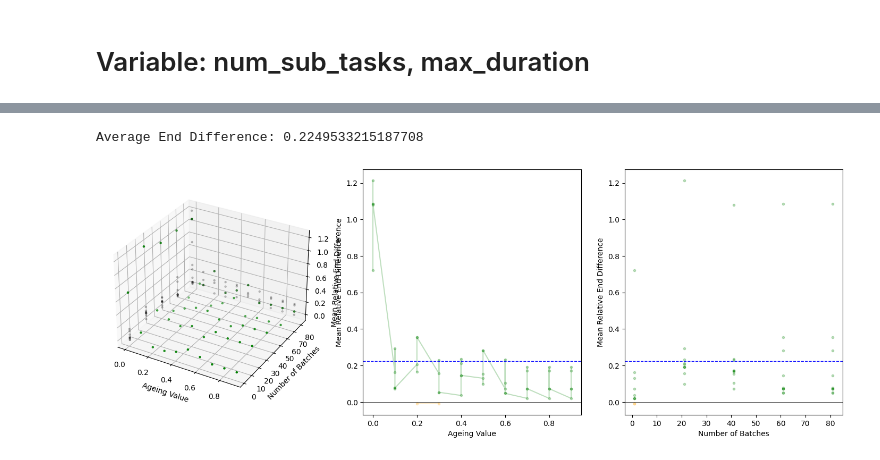
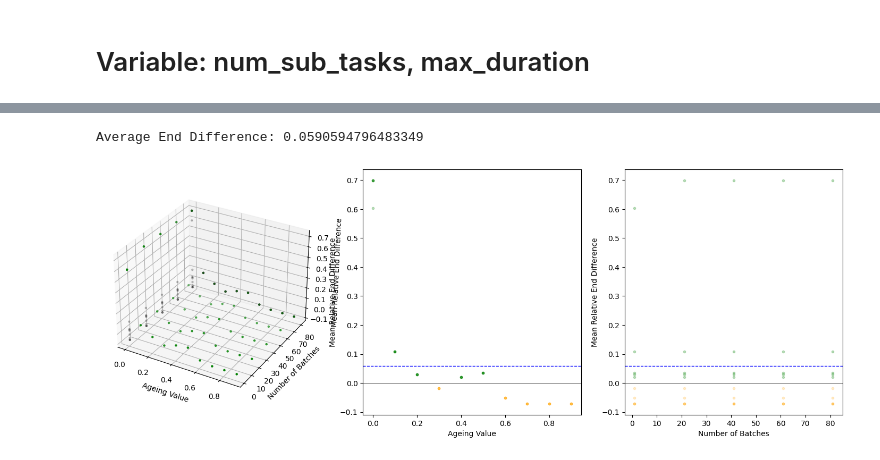
Before and after one commit to Munich-Quantum-Software-Stack/QRM-and-CI, a Jupyter notebook: src/scheduler_runner/schedulers/test_nb.ipynb, the cells around one changed output, grey strips where cells are left out. Cells and saved outputs as stored; diff of their text form; code cells hidden in the pictures.

```diff
--- a/src/scheduler_runner/schedulers/test_nb.ipynb
+++ b/src/scheduler_runner/schedulers/test_nb.ipynb
@@ -152,8 +152,7 @@ def skipping_scheduler(new_task, queue, aging=0):
                         last_task.update(predicted_end, aging)
                         i += 1 # skip last_task
                         continue
-            else:
-                break
+            break
 
         queue.insert(len(queue) - i, new_task)
         new_task.update(predicted_end, aging=0)
@@ -174,8 +173,8 @@ def fifo_scheduler(new_task, queue, aging=0):
                 last_task.update(predicted_end, aging)
                 i += 1 # skip last_task
                 continue
-            else:
-                break
+
+            break
 
         queue.insert(len(queue) - i, new_task)
         new_task.update(predicted_end, aging=0)
@@ -303,17 +302,17 @@ for num_tasks in range(100, 101):
                 # Create a Queues object
                 queues.append(Queues(env))
 
-                # Split tasks into batches, every parent tas
+                # Split tasks into batches, every parent task
                 batch, batches = [], []
                 for task in tasks:
                     if batch != []:
                         id = task.id.split('.')[0]
                         last_id = batch[-1].id.split('.')[0]
                         if id != last_id:
-                            if random.random() < 1/num_batches:
-                                batches.append(batch)
-                                batch = [task]
-                                continue
+                            #if random.random() < 1/num_batches:
+                            batches.append(batch)
+                            batch = [task]
+                            continue
 
                     batch.append(task)
                 batches.append(batch)
@@ -471,10 +470,10 @@ for num_tasks in range(100, 101):
                         id = task.id.split('.')[0]
                         last_id = batch[-1].id.split('.')[0]
                         if id != last_id:
-                            if random.random() < 1/num_batches:
-                                batches.append(batch)
-                                batch = [task]
-                                continue
+                            #if random.random() < 1/num_batches:
+                            batches.append(batch)
+                            batch = [task]
+                            continue
 
                     batch.append(task)
                 batches.append(batch)
@@ -555,32 +554,32 @@ ax1.scatter(min(x), y, z, c='black', marker='.', alpha=0.2)  # Shadow on the y-z
 x = np.array(x)
 x_mean = [np.mean(x) for _ in range(len(x))]
 y = np.array(y)
 z = np.array(z)
 
 mask_positive = z > 0
 mask_negative_or_zero = z <= 0
 
 # Shadow on the x-z plane
 ax2 = fig.add_subplot(132)
 ax2.scatter(x[mask_positive], z[mask_positive], c='green', marker='.', alpha=0.25)
 ax2.scatter(x[mask_negative_or_zero], z[mask_negative_or_zero], c='orange', marker='.', alpha=0.2)
 ax2.set_xlabel('Ageing Value')
 ax2.set_ylabel('Mean Relative End Difference')
 # Horitzontal lines at z=0 and z=np.average(z)
 ax2.axhline(0, color='black', lw=0.5, linestyle='-')
 ax2.axhline(np.mean(z), color='blue', lw=1, linestyle='--')
 
 # Shadow on the y-z plane
 ax3 = fig.add_subplot(133)
 ax3.scatter(y[mask_positive], z[mask_positive], c='green', marker='.', alpha=0.25)
 ax3.scatter(y[mask_negative_or_zero], z[mask_negative_or_zero], c='orange', marker='.', alpha=0.2)
 ax3.set_xlabel('Number of Batches')
 ax3.set_ylabel('Mean Relative End Difference')
 # Horitzontal lines at z=0 and z=np.average(z)
 ax3.axhline(0, color='black', lw=0.5, linestyle='-')
 ax3.axhline(np.mean(z), color='blue', lw=1, linestyle='--')
 
 plt.draw()  # Redraw the plot
 # %% [output]
-Average End Difference: 0.2249533215187708
+Average End Difference: 0.0590594796483349
-[figure, old version]
+[figure, new version]
```
Also changed, not shown: parts of 2 cells of this notebook, 8 other files.
